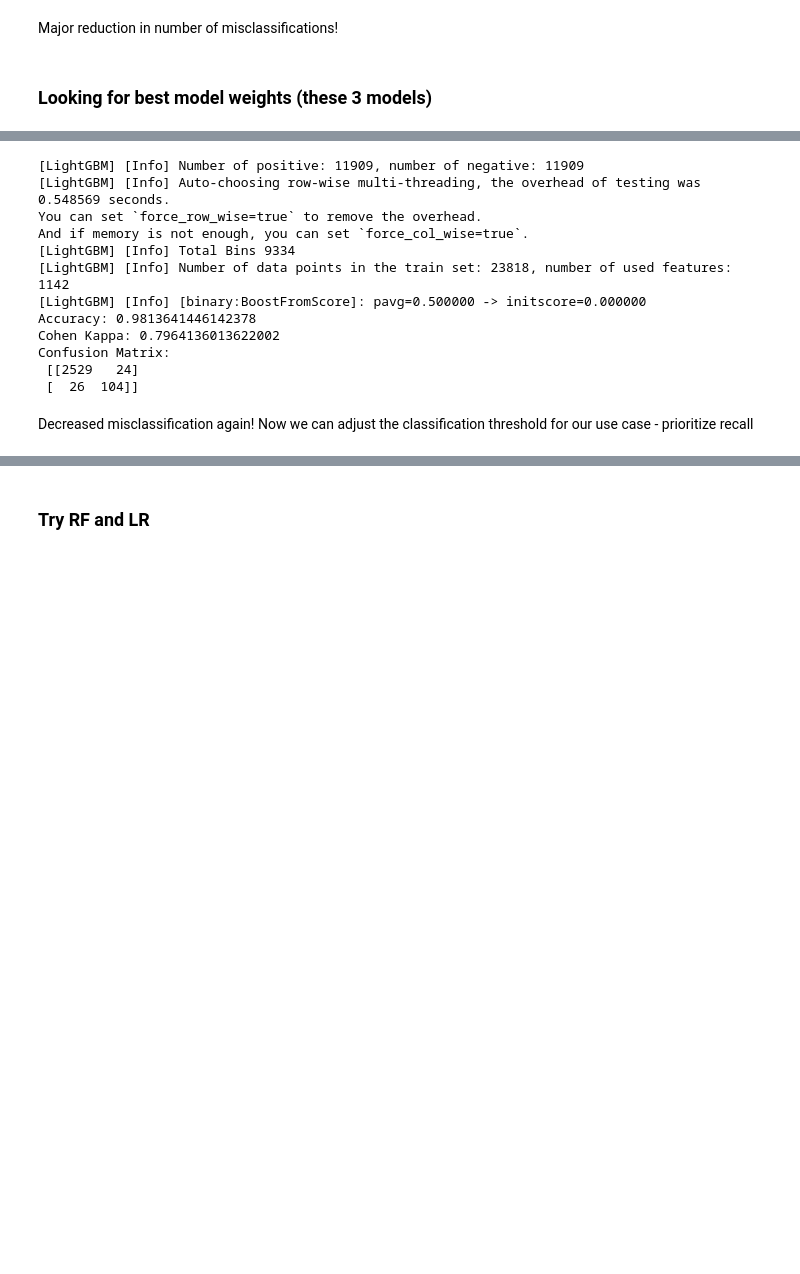
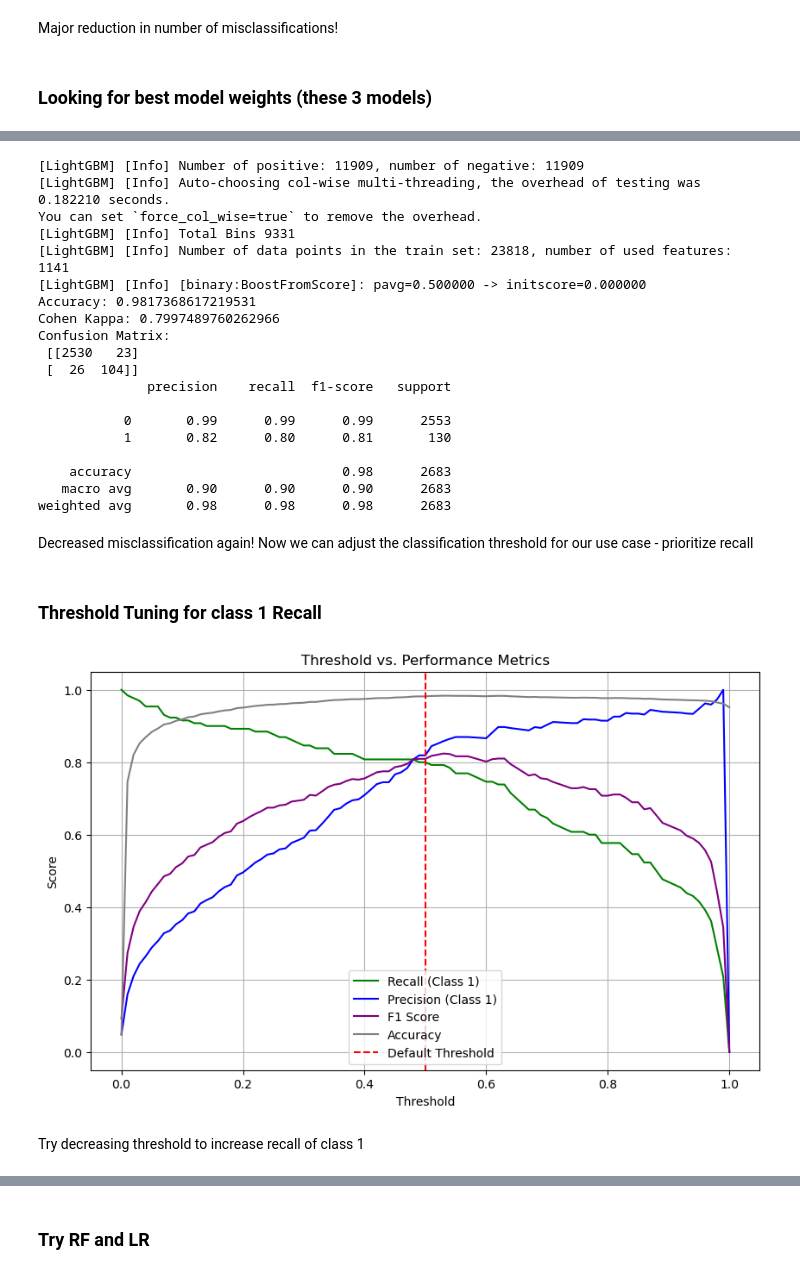
Before and after one commit to ecw70574/dsci2_final_project, a Jupyter notebook: TestingVectorization.ipynb, the cells around one changed output, grey strips where cells are left out. Cells and saved outputs as stored; diff of their text form; code cells hidden in the pictures; blank space fills up the shorter version.

```diff
--- a/TestingVectorization.ipynb
+++ b/TestingVectorization.ipynb
@@ -2047,18 +2038,70 @@ y_pred = lr_lgbm.predict(X_val_scaled)
 print("Accuracy:", accuracy_score(y_val, y_pred))
 print("Cohen Kappa:", cohen_kappa_score(y_val, y_pred))
 print("Confusion Matrix:\n", confusion_matrix(y_val, y_pred))
+print(classification_report(y_val, y_pred))
 # %% [output]
 [LightGBM] [Info] Number of positive: 11909, number of negative: 11909
-[LightGBM] [Info] Auto-choosing row-wise multi-threading, the overhead of testing was 0.548569 seconds.
-You can set `force_row_wise=true` to remove the overhead.
-And if memory is not enough, you can set `force_col_wise=true`.
-[LightGBM] [Info] Total Bins 9334
-[LightGBM] [Info] Number of data points in the train set: 23818, number of used features: 1142
+[LightGBM] [Info] Auto-choosing col-wise multi-threading, the overhead of testing was 0.182210 seconds.
+You can set `force_col_wise=true` to remove the overhead.
+[LightGBM] [Info] Total Bins 9331
+[LightGBM] [Info] Number of data points in the train set: 23818, number of used features: 1141
 [LightGBM] [Info] [binary:BoostFromScore]: pavg=0.500000 -> initscore=0.000000
-Accuracy: 0.9813641446142378
-Cohen Kappa: 0.7964136013622002
+Accuracy: 0.9817368617219531
+Cohen Kappa: 0.7997489760262966
 Confusion Matrix:
- [[2529   24]
+ [[2530   23]
  [  26  104]]
+              precision    recall  f1-score   support
+
+           0       0.99      0.99      0.99      2553
+           1       0.82      0.80      0.81       130
+
+    accuracy                           0.98      2683
+   macro avg       0.90      0.90      0.90      2683
+weighted avg       0.98      0.98      0.98      2683
 # %% [markdown]
 Decreased misclassification again! Now we can adjust the classification threshold for our use case - prioritize recall
+# %% [markdown]
+### Threshold Tuning for class 1 Recall
+# %%
+import numpy as np
+import matplotlib.pyplot as plt
+from sklearn.metrics import (
+    precision_score, recall_score, f1_score, accuracy_score, confusion_matrix
+)
+
+# Get class 1 probabilities from VotingClassifier
+probs = lr_lgbm.predict_proba(X_val_scaled)[:, 1]
+
+# Threshold sweep
+thresholds = np.linspace(0.0, 1.0, 101)
+recalls = []
+precisions = []
+f1s = []
+accuracies = []
+
+for threshold in thresholds:
+    y_pred_thresh = (probs >= threshold).astype(int)
+
+    recalls.append(recall_score(y_val, y_pred_thresh))
+    precisions.append(precision_score(y_val, y_pred_thresh))
+    f1s.append(f1_score(y_val, y_pred_thresh))
+    accuracies.append(accuracy_score(y_val, y_pred_thresh))
+
+# Plotting
+plt.figure(figsize=(10, 6))
+plt.plot(thresholds, recalls, label='Recall (Class 1)', color='green')
+plt.plot(thresholds, precisions, label='Precision (Class 1)', color='blue')
+plt.plot(thresholds, f1s, label='F1 Score', color='purple')
+plt.plot(thresholds, accuracies, label='Accuracy', color='gray')
+plt.axvline(0.5, color='red', linestyle='--', label='Default Threshold')
+plt.title('Threshold vs. Performance Metrics')
+plt.xlabel('Threshold')
+plt.ylabel('Score')
+plt.legend()
+plt.grid(True)
+plt.show()
+# %% [output]
+[figure, added]
+# %% [markdown]
+Try decreasing threshold to increase recall of class 1
```
Also changed, not shown: parts of 21 cells of this notebook.
